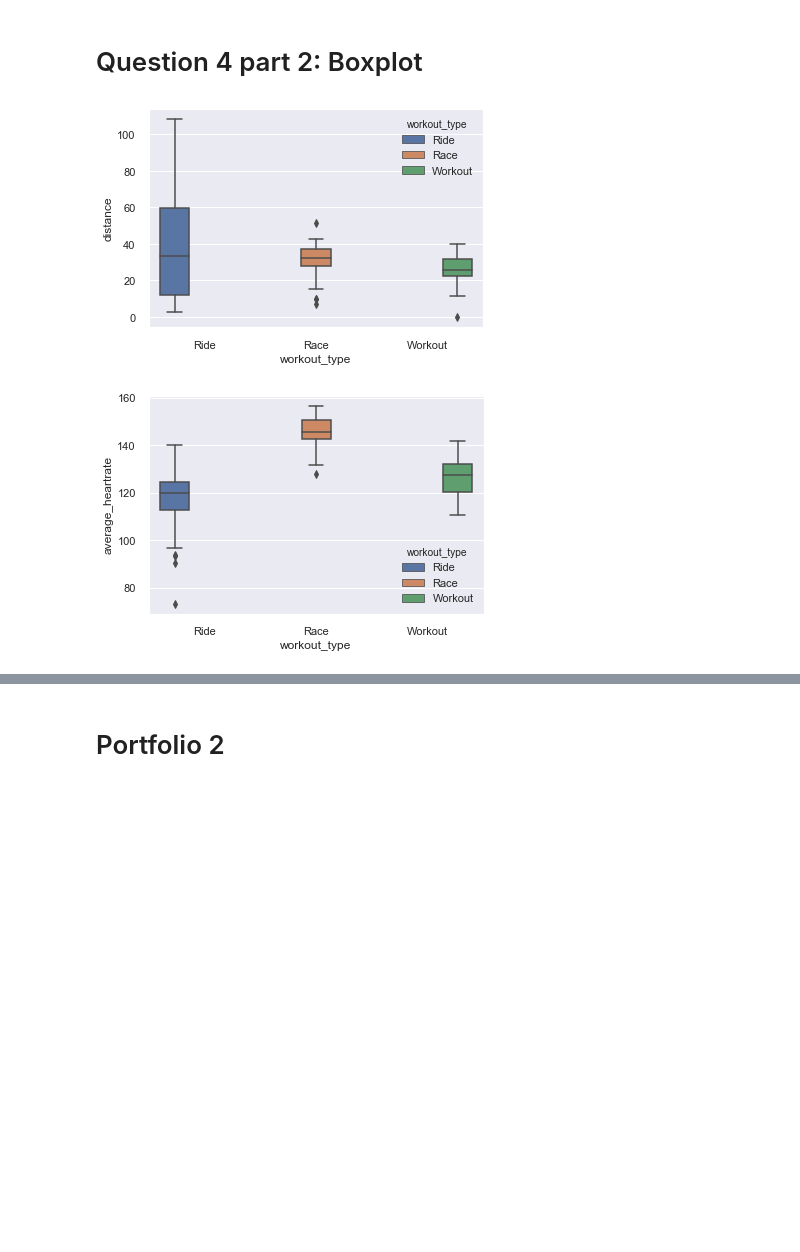
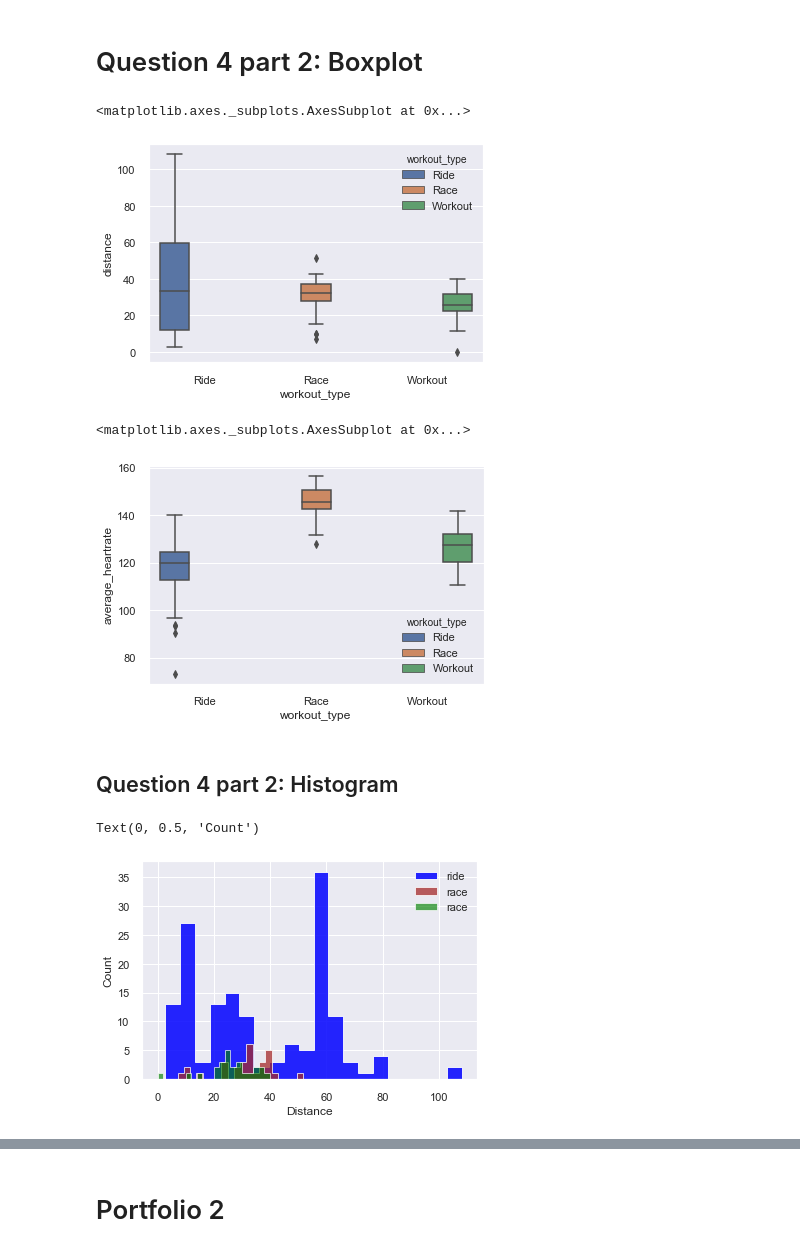
Before and after one commit to TaigaDesu/portfolio-2019-master, a Jupyter notebook: Portfolio.ipynb, the cells around one changed output, grey strips where cells are left out. Drawn from its saved outputs; the diff is of its cells as text; code cells hidden in the pictures; blank space fills up the shorter version.

```diff
--- a/Portfolio.ipynb
+++ b/Portfolio.ipynb
@@ -222,10 +231,37 @@ sns.lmplot(x='distance',y='TSS', data=df, fit_reg=False,hue='workout_type')
 # %% [markdown]
 # Question 4 part 2: Boxplot
 # %%
-distance = sns.boxplot(x="workout_type", y="distance", data=df, hue ='workout_type' )
+#box plot for distances
+sns.boxplot(x="workout_type", y="distance", data=df, hue ='workout_type' )
 # %% [output]
+<matplotlib.axes._subplots.AxesSubplot at 0x...>
 [figure]
 # %%
-ax = sns.boxplot(x="workout_type", y="average_heartrate", data=df, hue ='workout_type')
+#box plot for average heartrate
+sns.boxplot(x="workout_type", y="average_heartrate", data=df, hue ='workout_type')
 # %% [output]
+<matplotlib.axes._subplots.AxesSubplot at 0x...>
 [figure]
+# %% [markdown]
+## Question 4 part 2: Histogram
+# %%
+# call the following variables from the dataframe and get the workout type
+ride = df[df['workout_type']=='Ride']
+race = df[df['workout_type']=='Race']
+workout = df[df['workout_type']=='Workout']
+
+# initialise new variables to the specific workout type under distance
+ride_distance = ride['distance']
+race_distance = race['distance']
+workout_distance = workout['distance']
+
+# plot combined histogram distance
+ride_distance.hist(density=0, histtype='stepfilled', color='blue', bins =20, label='ride', alpha = 0.85)
+race_distance.hist(density=0, histtype='stepfilled', color='brown', bins =20, label='race',alpha = 0.75)
+workout_distance.hist(density=0, histtype='stepfilled', color='green', bins =20, label='race',alpha=0.65)
+plt.legend(loc='best')
+plt.xlabel('Distance')
+plt.ylabel('Count')
+# %% [output]
+Text(0, 0.5, 'Count')
+[figure, added]
```
Also changed, not shown: parts of 24 cells of this notebook.
